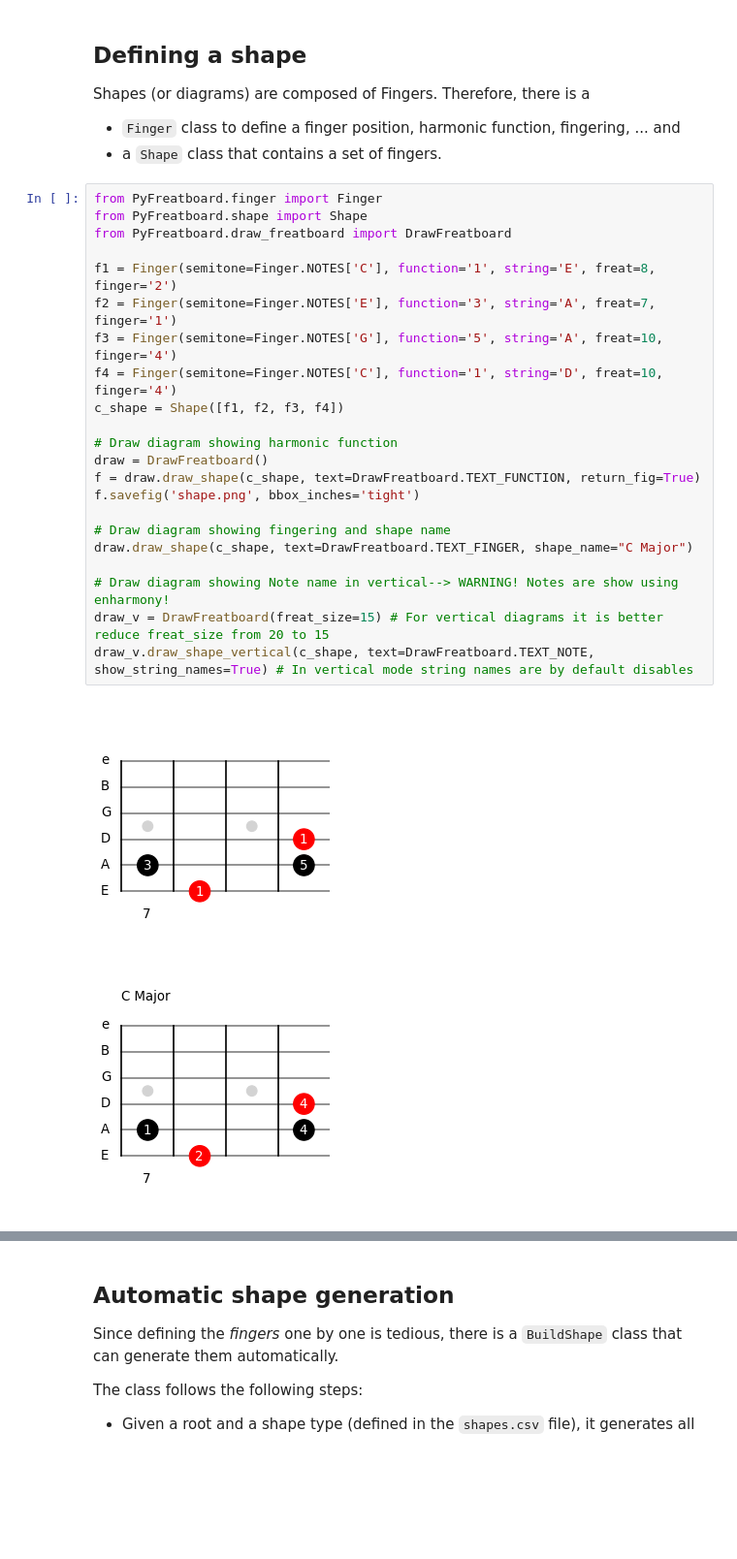
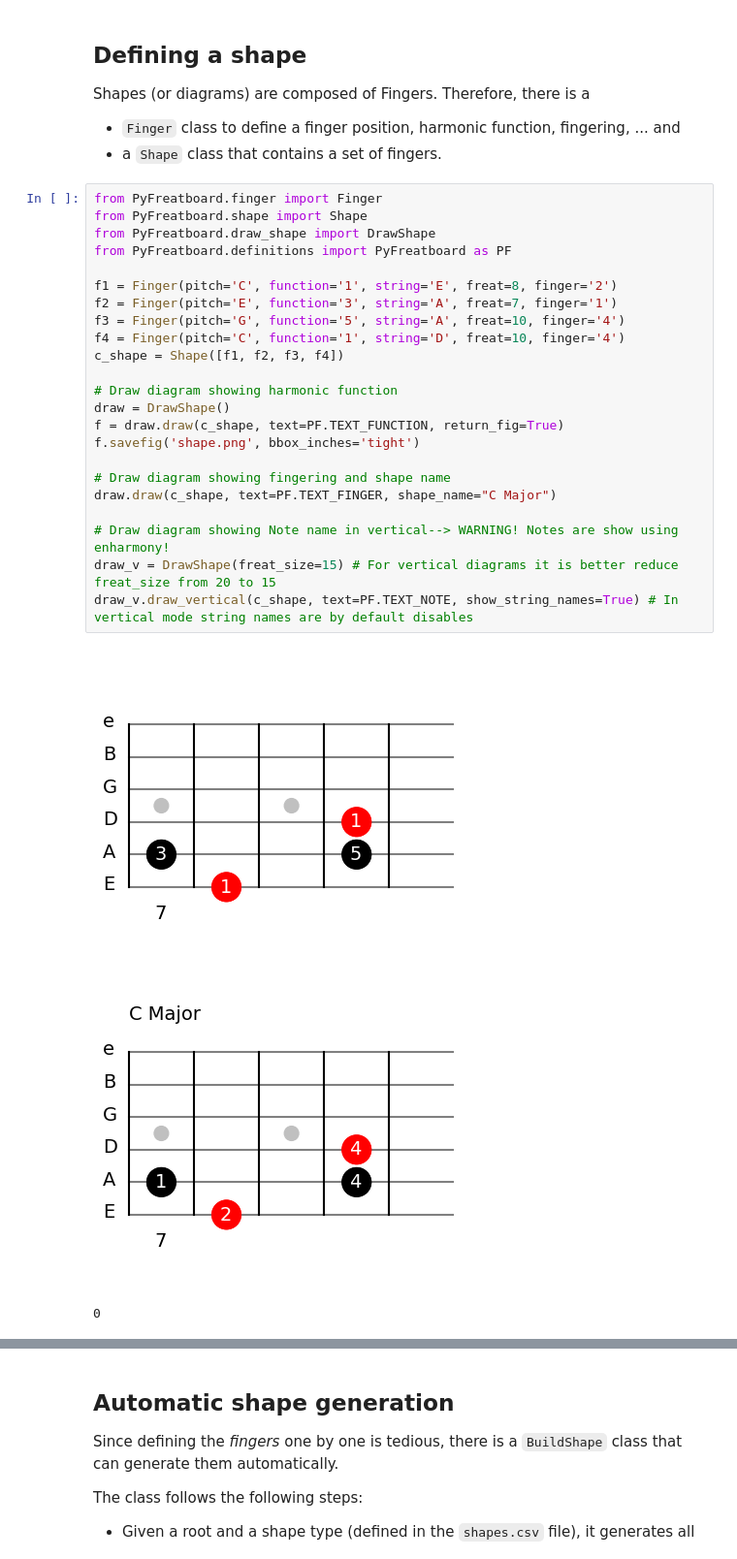
Before and after one commit to narcispr/PyFretboard, a Jupyter notebook: tutorial.ipynb, the cells around one changed output, grey strips where cells are left out. Shown: that part at 97% size. Saved outputs shown, nothing was run; the diff lists cells and outputs as text; blank space fills up the shorter version.

Commit message:
Major refactor and graphics improved

```diff
--- a/tutorial.ipynb
+++ b/tutorial.ipynb
@@ -11,25 +11,27 @@ Shapes (or diagrams) are composed of Fingers. Therefore, there is a
 # %%
 from PyFreatboard.finger import Finger
 from PyFreatboard.shape import Shape
-from PyFreatboard.draw_freatboard import DrawFreatboard
+from PyFreatboard.draw_shape import DrawShape
+from PyFreatboard.definitions import PyFreatboard as PF
 
-f1 = Finger(semitone=Finger.NOTES['C'], function='1', string='E', freat=8, finger='2')
-f2 = Finger(semitone=Finger.NOTES['E'], function='3', string='A', freat=7, finger='1')
-f3 = Finger(semitone=Finger.NOTES['G'], function='5', string='A', freat=10, finger='4')
-f4 = Finger(semitone=Finger.NOTES['C'], function='1', string='D', freat=10, finger='4')
+f1 = Finger(pitch='C', function='1', string='E', freat=8, finger='2')
+f2 = Finger(pitch='E', function='3', string='A', freat=7, finger='1')
+f3 = Finger(pitch='G', function='5', string='A', freat=10, finger='4')
+f4 = Finger(pitch='C', function='1', string='D', freat=10, finger='4')
 c_shape = Shape([f1, f2, f3, f4])
 
 # Draw diagram showing harmonic function
-draw = DrawFreatboard()
-f = draw.draw_shape(c_shape, text=DrawFreatboard.TEXT_FUNCTION, return_fig=True)
+draw = DrawShape()
+f = draw.draw(c_shape, text=PF.TEXT_FUNCTION, return_fig=True)
 f.savefig('shape.png', bbox_inches='tight')
 
 # Draw diagram showing fingering and shape name
-draw.draw_shape(c_shape, text=DrawFreatboard.TEXT_FINGER, shape_name="C Major")
+draw.draw(c_shape, text=PF.TEXT_FINGER, shape_name="C Major")
 
 # Draw diagram showing Note name in vertical--> WARNING! Notes are show using enharmony!
-draw_v = DrawFreatboard(freat_size=15) # For vertical diagrams it is better reduce freat_size from 20 to 15
-draw_v.draw_shape_vertical(c_shape, text=DrawFreatboard.TEXT_NOTE, show_string_names=True) # In vertical mode string names are by default disables
+draw_v = DrawShape(freat_size=15) # For vertical diagrams it is better reduce freat_size from 20 to 15
+draw_v.draw_vertical(c_shape, text=PF.TEXT_NOTE, show_string_names=True) # In vertical mode string names are by default disables
 # %% [output]
-[figure, old version]
+[figure, new version]
-[figure, old version]
+[figure, new version]
+0
```
Also changed, not shown: parts of 6 cells of this notebook, 8 other files.
